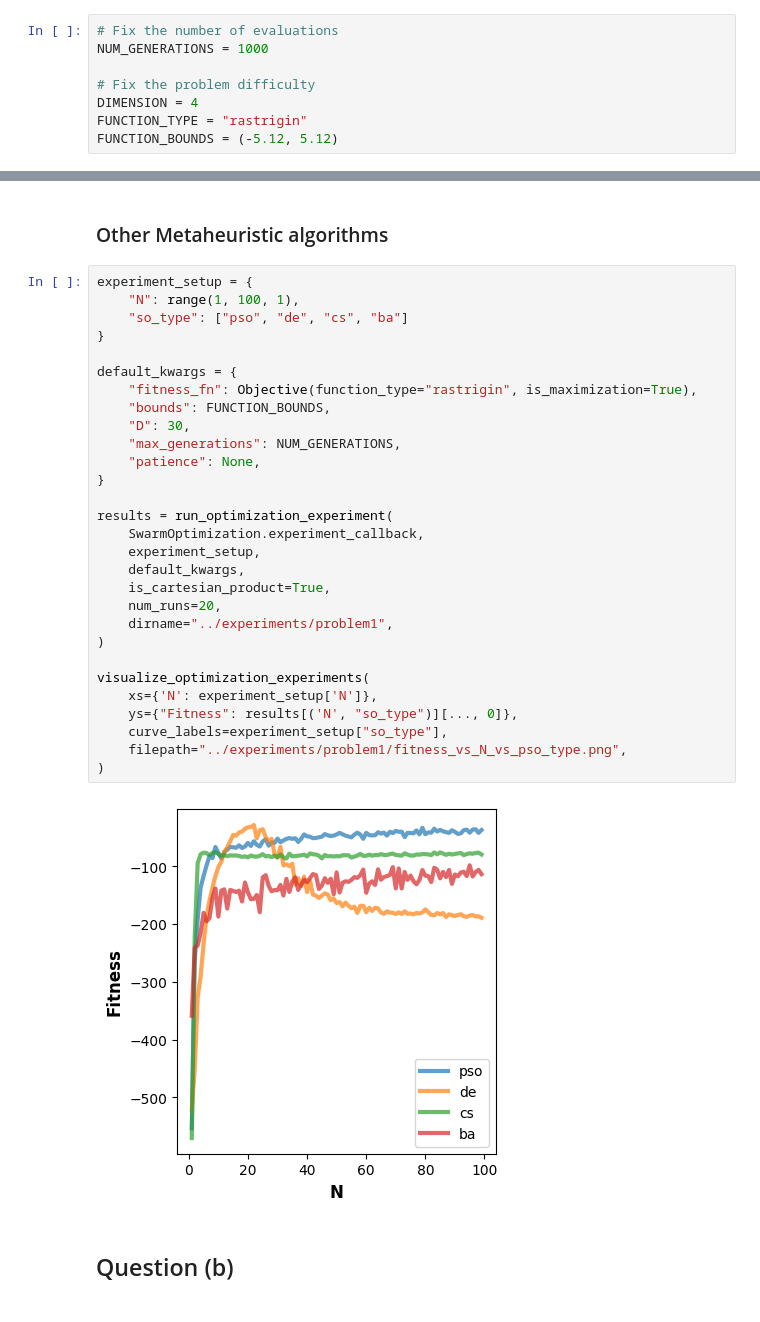
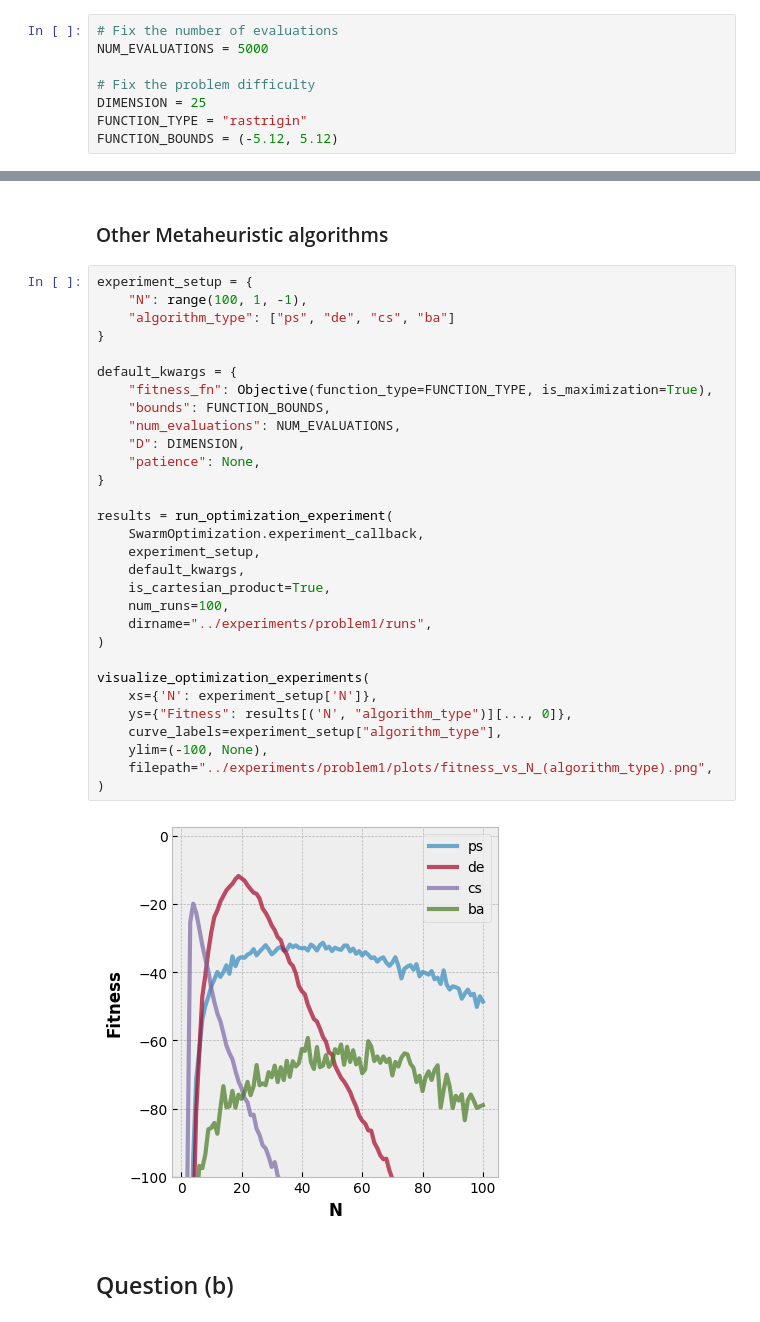
Before and after one commit to mantasu/nat2324, a Jupyter notebook: notebooks/problem1.ipynb, the cells around one changed output, grey strips where cells are left out. Saved outputs shown, nothing was run; the diff lists cells and outputs as text.

```diff
--- a/notebooks/problem1.ipynb
+++ b/notebooks/problem1.ipynb
@@ -16,9 +30,9 @@ from nat2324.utils import visualize_objectives_3d, visualize_optimization_experi
 # %%
 # Fix the number of evaluations
-NUM_GENERATIONS = 1000
+NUM_EVALUATIONS = 5000
 
 # Fix the problem difficulty
-DIMENSION = 4
+DIMENSION = 25
 FUNCTION_TYPE = "rastrigin"
 FUNCTION_BOUNDS = (-5.12, 5.12)
 # %% [markdown]
@@ -59,35 +107,36 @@ visualize_optimization_experiments(
 ### Other Metaheuristic algorithms
 # %%
 experiment_setup = {
-    "N": range(1, 100, 1),
-    "so_type": ["pso", "de", "cs", "ba"]
+    "N": range(100, 1, -1),
+    "algorithm_type": ["ps", "de", "cs", "ba"]
 }
 
 default_kwargs = {
-    "fitness_fn": Objective(function_type="rastrigin", is_maximization=True),
+    "fitness_fn": Objective(function_type=FUNCTION_TYPE, is_maximization=True),
     "bounds": FUNCTION_BOUNDS,
-    "D": 30,
-    "max_generations": NUM_GENERATIONS,
+    "num_evaluations": NUM_EVALUATIONS,
+    "D": DIMENSION,
     "patience": None,
 }
 
 results = run_optimization_experiment(
     SwarmOptimization.experiment_callback,
     experiment_setup,
     default_kwargs,
     is_cartesian_product=True,
-    num_runs=20,
-    dirname="../experiments/problem1",
+    num_runs=100,
+    dirname="../experiments/problem1/runs",
 )
 
 visualize_optimization_experiments(
     xs={'N': experiment_setup['N']},
-    ys={"Fitness": results[('N', "so_type")][..., 0]},
-    curve_labels=experiment_setup["so_type"],
-    filepath="../experiments/problem1/fitness_vs_N_vs_pso_type.png",
+    ys={"Fitness": results[('N', "algorithm_type")][..., 0]},
+    curve_labels=experiment_setup["algorithm_type"],
+    ylim=(-100, None),
+    filepath="../experiments/problem1/plots/fitness_vs_N_(algorithm_type).png",
 )
 # %% [output]
-[figure, old version]
+[figure, new version]
 # %% [markdown]
 ## Question (b)
 # %% [markdown]
```
Also changed, not shown: parts of 10 cells of this notebook, 6 other files.
